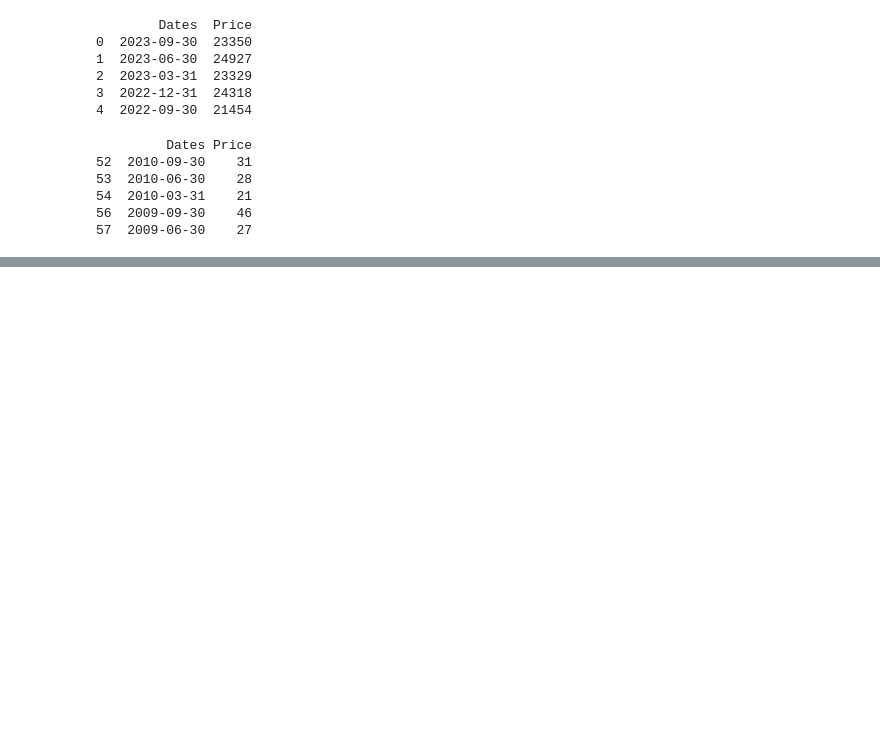
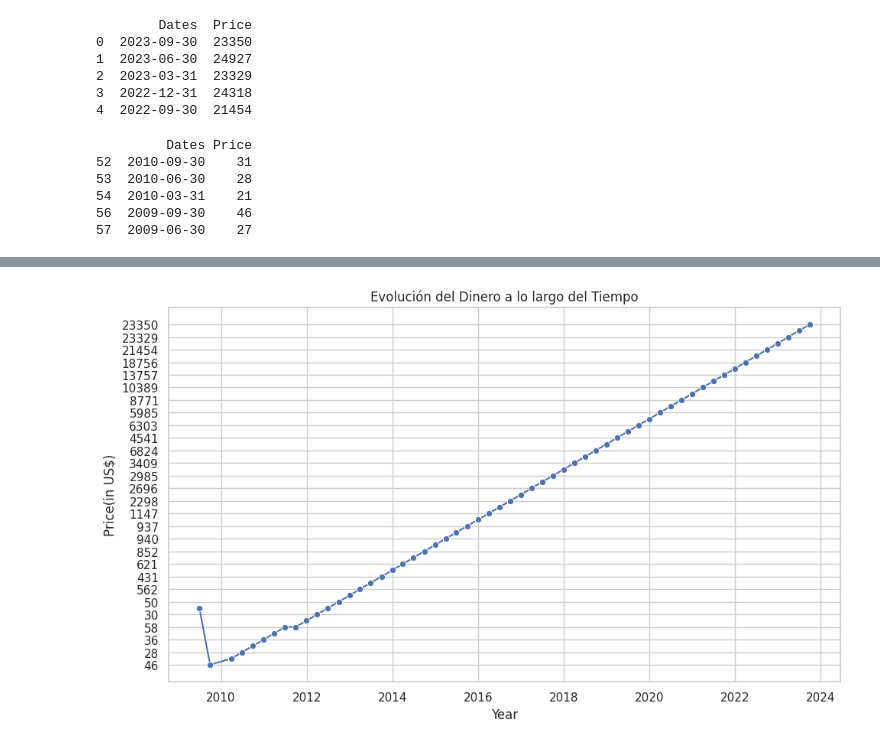
Before and after one commit to Alfonso-wav/web-scraping-project-tutorial, a Jupyter notebook: src/explore.ipynb, the cells around one changed output, grey strips where cells are left out. Drawn from its saved outputs; the diff is of its cells as text; code cells hidden in the pictures; blank space fills up the shorter version.

```diff
--- a/src/explore.ipynb
+++ b/src/explore.ipynb
@@ -173,0 +215,27 @@ df.to_sql('revenue', con)
+# %%
+# Convertir la columna 'fechas' al formato datetime
+df['Dates'] = pd.to_datetime(df['Dates'])
+
+# Crear un gráfico de barras apiladas
+sns.set(style="whitegrid")  # Estilo de la gráfica
+plt.figure(figsize=(10, 6))  # Tamaño de la gráfica
+
+
+# Usar Seaborn para crear un gráfico de línea
+plot = sns.lineplot(x='Dates', y='Price', data=df, marker='o')
+
+# Configurar etiquetas y título
+plt.xlabel('Year')
+plt.ylabel('Price(in US$)')
+plt.title('Evolución del Dinero a lo largo del Tiempo')
+
+
+# Personalizar los ticks del eje y para mostrar solo la mitad de ellos
+ticks = plot.get_yticks()
+plot.set_yticks(ticks[::2])
+
+# Mostrar el gráfico
+plt.tight_layout()
+plt.show()
+# %% [output]
+[figure, added]
```
Also changed, not shown: parts of 5 cells of this notebook.
